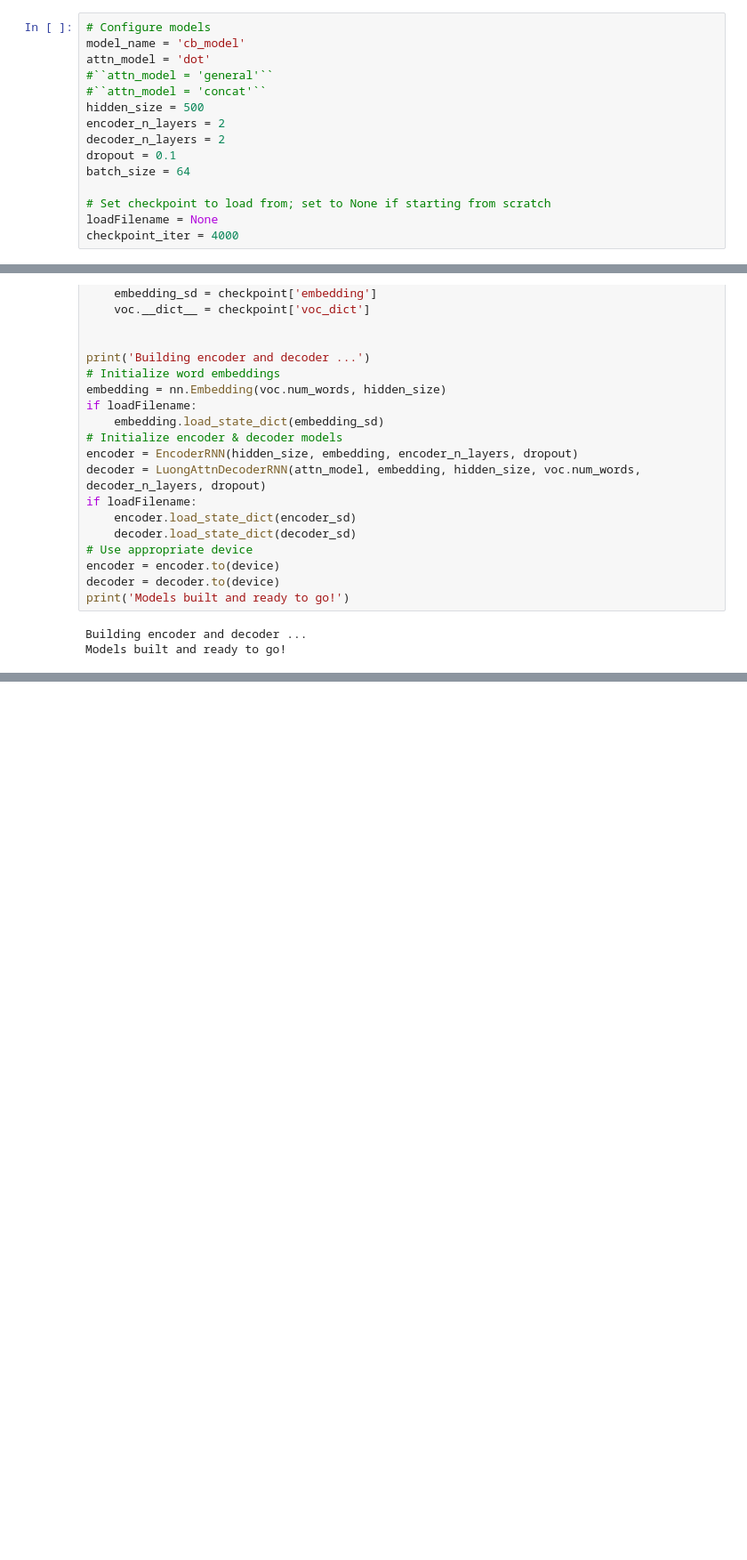
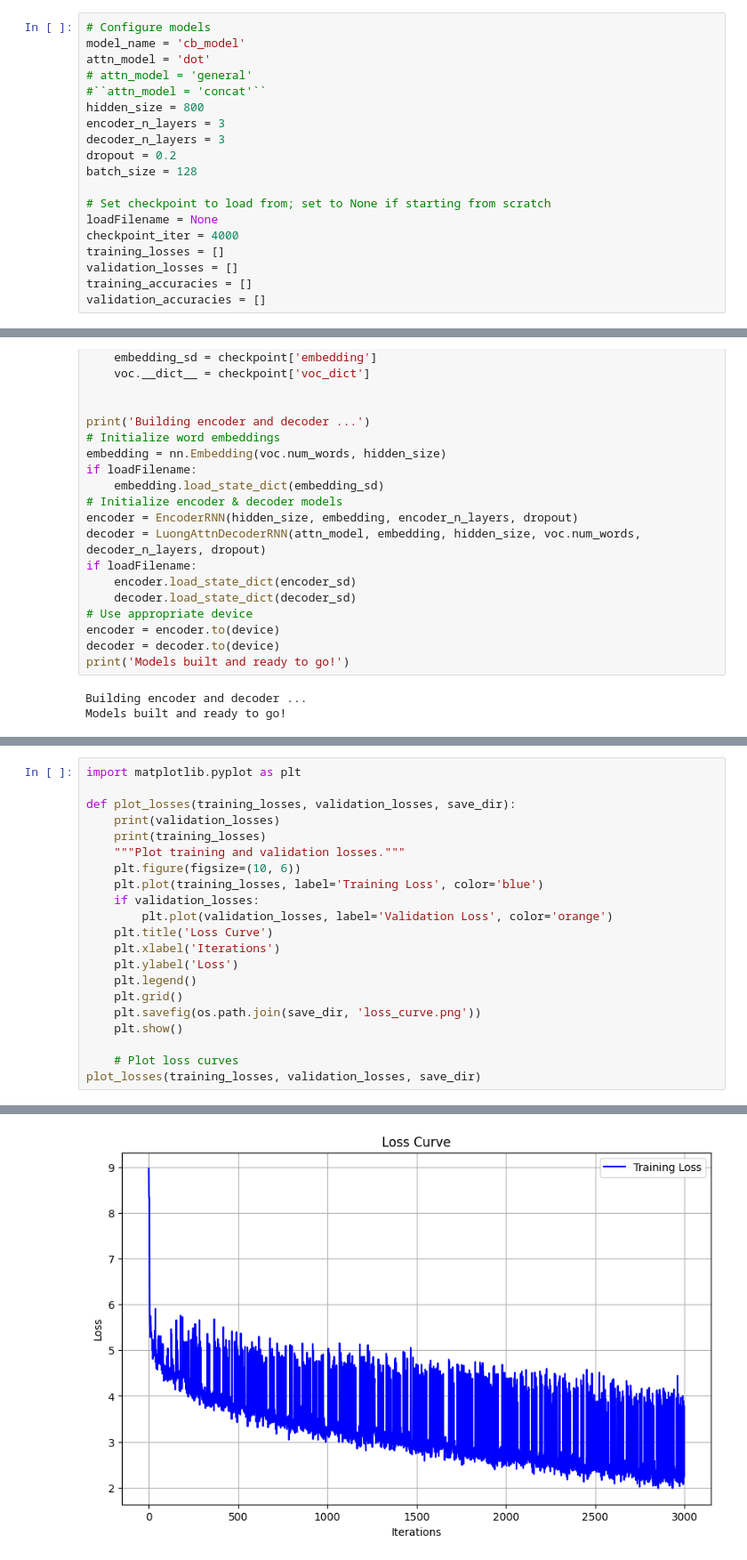
Before and after one commit to UmairAsif15/NLP_chatbot, a Jupyter notebook: NLP_Chatbbot_P2862669.ipynb, the cells around one changed output, grey strips where cells are left out. Shown at 89% size. Saved outputs shown, nothing was run; the diff lists cells and outputs as text; blank space fills up the shorter version.

```diff
--- a/NLP_Chatbbot_P2862669.ipynb
+++ b/NLP_Chatbbot_P2862669.ipynb
@@ -674,17 +678,21 @@ def evaluateInput(encoder, decoder, searcher, voc):
 # Configure models
 model_name = 'cb_model'
 attn_model = 'dot'
-#``attn_model = 'general'``
+# attn_model = 'general'
 #``attn_model = 'concat'``
-hidden_size = 500
-encoder_n_layers = 2
-decoder_n_layers = 2
-dropout = 0.1
-batch_size = 64
+hidden_size = 800
+encoder_n_layers = 3
+decoder_n_layers = 3
+dropout = 0.2
+batch_size = 128
 
 # Set checkpoint to load from; set to None if starting from scratch
 loadFilename = None
 checkpoint_iter = 4000
+training_losses = []
+validation_losses = []
+training_accuracies = []
+validation_accuracies = []
 # %%
 # Load model if a ``loadFilename`` is provided
 if loadFilename:
@@ -777,0 +773,22 @@ KeyboardInterrupt:
+# %%
+import matplotlib.pyplot as plt
+
+def plot_losses(training_losses, validation_losses, save_dir):
+    print(validation_losses)
+    print(training_losses)
+    """Plot training and validation losses."""
+    plt.figure(figsize=(10, 6))
+    plt.plot(training_losses, label='Training Loss', color='blue')
+    if validation_losses:
+        plt.plot(validation_losses, label='Validation Loss', color='orange')
+    plt.title('Loss Curve')
+    plt.xlabel('Iterations')
+    plt.ylabel('Loss')
+    plt.legend()
+    plt.grid()
+    plt.savefig(os.path.join(save_dir, 'loss_curve.png'))
+    plt.show()
+
+    # Plot loss curves
+plot_losses(training_losses, validation_losses, save_dir)
+# %% [output]
@@ -778,3 +797,4 @@ KeyboardInterrupt:
+[figure, added]
 # %%
 # Set dropout layers to ``eval`` mode
 encoder.eval()
```
Also changed, not shown: parts of 5 cells of this notebook.
